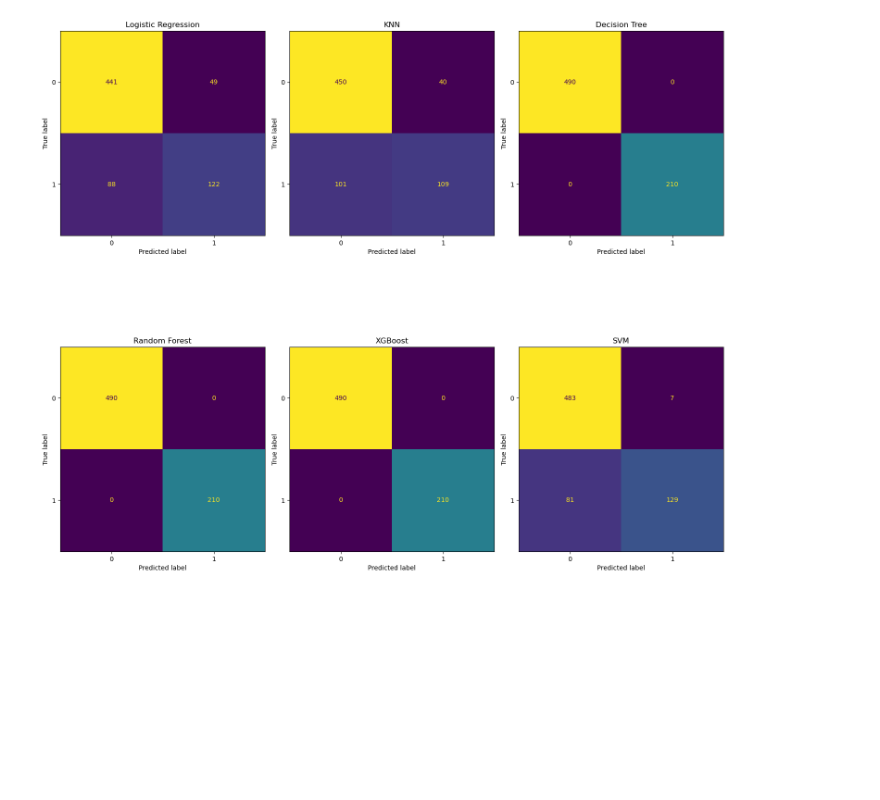
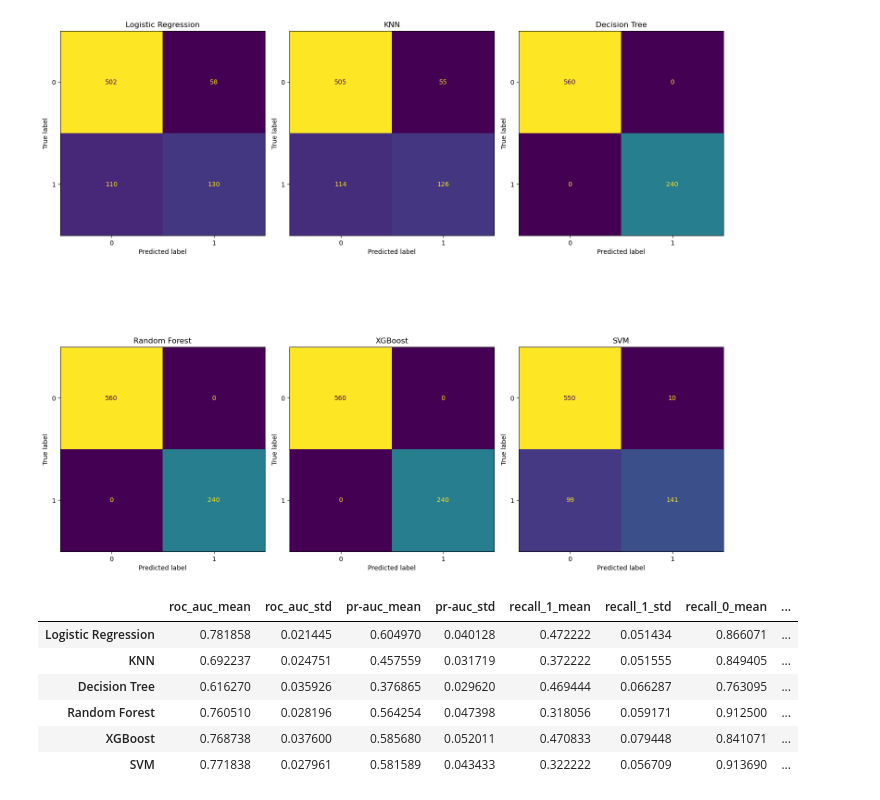
Before and after one commit to Grzesiesz/Credit-Risk-Prediction, a Jupyter notebook: south_german_credit/notebooks/Modeling.ipynb, the cells around one changed output. Cells and saved outputs as stored; diff of their text form; code cells hidden in the pictures; blank space fills up the shorter version.

```diff
--- a/south_german_credit/notebooks/Modeling.ipynb
+++ b/south_german_credit/notebooks/Modeling.ipynb
@@ -52,7 +53,7 @@ transformer = ColumnTransformer([('con', StandardScaler(), con), ('cat', OneHotE
 X = df.drop('credit_risk', axis = 1)
 y = df['credit_risk']
 # %%
-X_train, X_test, y_train, y_test = train_test_split(X, y, test_size=0.3, random_state=42, stratify = y)
+X_train, X_test, y_train, y_test = train_test_split(X, y, test_size=0.2, random_state=42, stratify = y)
 # %%
 cv = RepeatedStratifiedKFold(n_splits=5, n_repeats=3, random_state=42)
 # %%
@@ -102,3 +105,36 @@ for ax, model, name in zip(axes.flat, pipes, names):
 plt.tight_layout()
 # %% [output]
 [figure]
+# %%
+def summarize_on_test (df: pd.DataFrame):
+    return {
+        "roc_auc_mean": df["test_roc_auc"].mean(),
+        "roc_auc_std":  df["test_roc_auc"].std(),
+
+        'pr-auc_mean': df['test_avg_precision'].mean(),
+        'pr-auc_std': df['test_avg_precision'].std(),
+
+        "recall_1_mean": df["test_recall_1"].mean(),
+        "recall_1_std":  df["test_recall_1"].std(),
+
+        "recall_0_mean": df["test_recall_0"].mean(),
+        "recall_0_std":  df["test_recall_0"].std(),
+
+        "precision_1_mean": df["test_precision_1"].mean(),
+        "precision_1_std":  df["test_precision_1"].std(),
+
+    }
+# %%
+sum = {}
+for i, name in enumerate(names):
+    sum[name] = summarize_on_test(train_scores[i])
+# %%
+pd.DataFrame(sum).T
+# %% [output]
+|  | roc_auc_mean | roc_auc_std | pr-auc_mean | pr-auc_std | recall_1_mean | recall_1_std | recall_0_mean | ... |
+| Logistic Regression | 0.781858 | 0.021445 | 0.604970 | 0.040128 | 0.472222 | 0.051434 | 0.866071 | ... |
+| KNN | 0.692237 | 0.024751 | 0.457559 | 0.031719 | 0.372222 | 0.051555 | 0.849405 | ... |
+| Decision Tree | 0.616270 | 0.035926 | 0.376865 | 0.029620 | 0.469444 | 0.066287 | 0.763095 | ... |
+| Random Forest | 0.760510 | 0.028196 | 0.564254 | 0.047398 | 0.318056 | 0.059171 | 0.912500 | ... |
+| XGBoost | 0.768738 | 0.037600 | 0.585680 | 0.052011 | 0.470833 | 0.079448 | 0.841071 | ... |
+| SVM | 0.771838 | 0.027961 | 0.581589 | 0.043433 | 0.322222 | 0.056709 | 0.913690 | ... |
```
Also changed, not shown: parts of 14 cells of this notebook.
